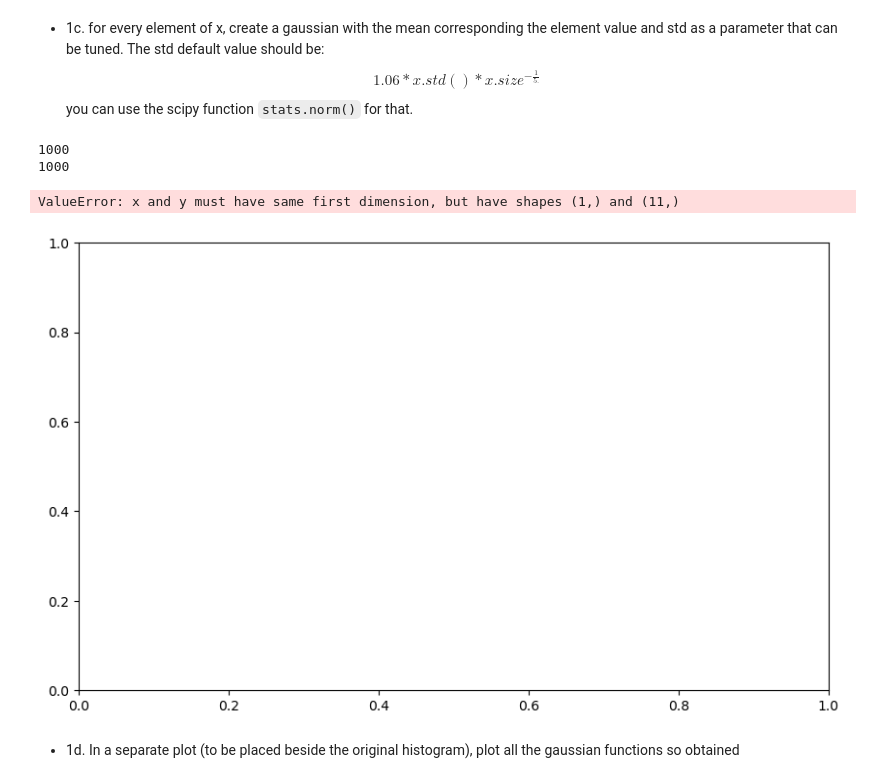
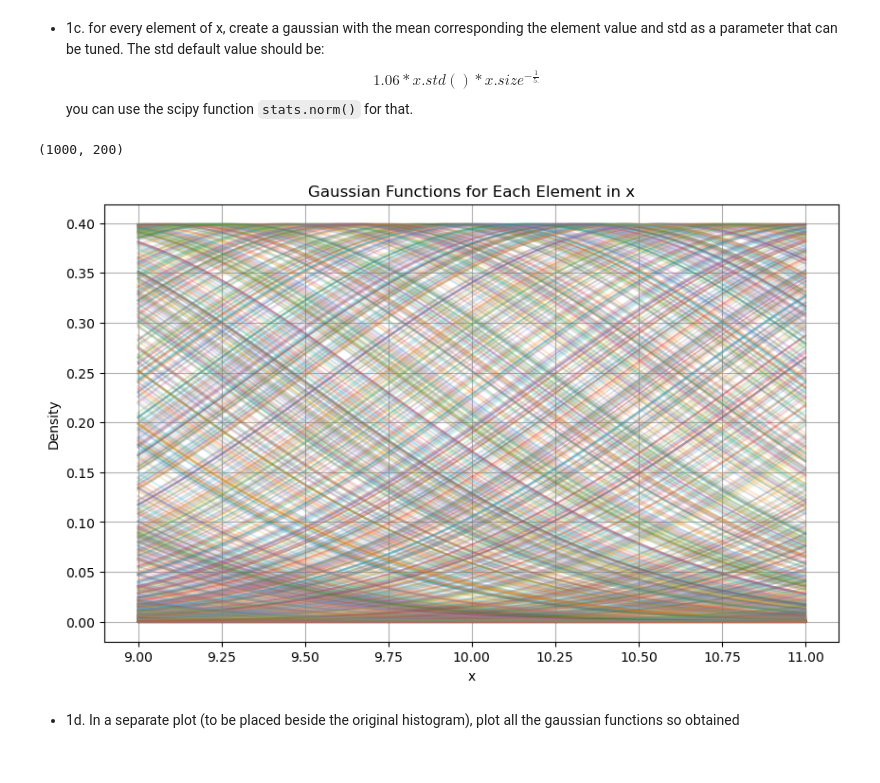
Before and after one commit to seccobenedetto/LCPA, a Jupyter notebook: 07ex_Visualization.ipynb, the cells around one changed output. Cells and saved outputs as stored; diff of their text form; code cells hidden in the pictures.

```diff
--- a/07ex_Visualization.ipynb
+++ b/07ex_Visualization.ipynb
@@ -22,3 +16,8 @@ x = 10 + 3*npr.randn(1000)
+# %%
+u = 10   # mean
+std = 3   # standard deviation
+N = 1000
+x = npr.normal(u, std, N)
 # %% [markdown]
 * 1b. Fill an histogram in pyplot taking properly care about the aesthetic
    * use a meaningful number of bins
@@ -52,32 +47,29 @@ you can use the scipy function `stats.norm()` for that.
 # %%
 from scipy.stats import norm
 
-std = 0.5  # You can adjust this value
+std = 1  # You can adjust this value
+xi = np.linspace(u- std, u + std, 200)
 # Generate Gaussians for each element in x using scipy.stats.norm
-gaussians = [norm.pdf(bin_edges, loc=mean, scale=std) for mean in x]
-print(len(gaussians))
-print(len(x))
+gaussians = np.array( [norm.pdf(xi, loc=mean, scale=std) for mean in x] )   # array di 1000 liste di 26 elementi
+print(gaussians.shape)
 # Plot the individual Gaussians
 plt.figure(figsize=(10, 6))
 for mean, gaussian in zip(x, gaussians):
-    plt.plot(mean, gaussian, linestyle='--', alpha=0.5)
+    plt.plot(xi, gaussian,linestyle='-',  alpha=0.2)
 
 # # Sum all Gaussians to create a density-like plot
 # sum_gaussian = np.sum(gaussians, axis=0)
 # # Plot the sum of all Gaussians
 # plt.plot(bin_edges, sum_gaussian, color='black', linewidth=2, label='Sum of Gaussians')
 
 plt.xlabel('x')
 plt.ylabel('Density')
 plt.title('Gaussian Functions for Each Element in x')
 # plt.legend()
 plt.grid()
-plt.show()
 # %% [output]
-1000
-1000
+(1000, 200)
-ValueError: x and y must have same first dimension, but have shapes (1,) and (11,)
-[figure, old version]
+[figure, new version]
 # %% [markdown]
 * 1d. In a separate plot (to be placed beside the original histogram), plot all the gaussian functions so obtained
 # %% [markdown]
```
Also changed, not shown: parts of 11 cells of this notebook, 8 other files.
